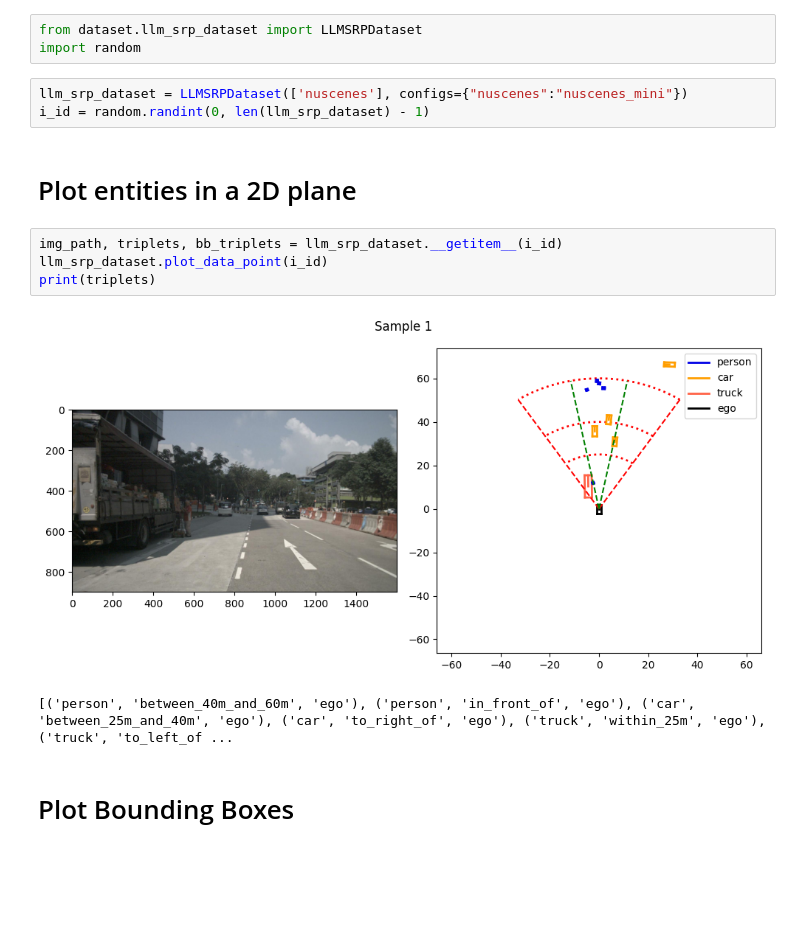
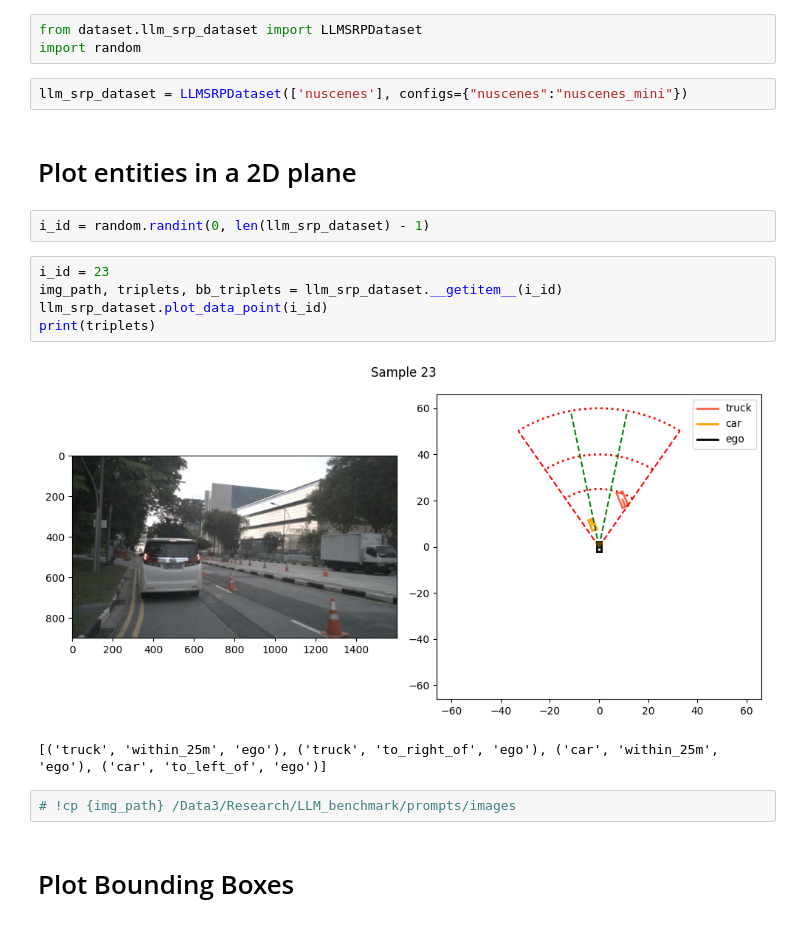
Before and after one commit to Felipetoledo4815/LLM_SRP, a Jupyter notebook: explore_llm_srp.ipynb, the cells around one changed output. Drawn from its saved outputs; the diff is of its cells as text; blank space fills up the shorter version.

```diff
--- a/explore_llm_srp.ipynb
+++ b/explore_llm_srp.ipynb
@@ -3,16 +3,20 @@ from dataset.llm_srp_dataset import LLMSRPDataset
 import random
 # %%
 llm_srp_dataset = LLMSRPDataset(['nuscenes'], configs={"nuscenes":"nuscenes_mini"})
-i_id = random.randint(0, len(llm_srp_dataset) - 1)
 # %% [markdown]
 # Plot entities in a 2D plane
+# %%
+i_id = random.randint(0, len(llm_srp_dataset) - 1)
 # %%
+i_id = 23
 img_path, triplets, bb_triplets = llm_srp_dataset.__getitem__(i_id)
 llm_srp_dataset.plot_data_point(i_id)
 print(triplets)
 # %% [output]
-[figure, old version]
+[figure, new version]
-[('person', 'between_40m_and_60m', 'ego'), ('person', 'in_front_of', 'ego'), ('car', 'between_25m_and_40m', 'ego'), ('car', 'to_right_of', 'ego'), ('truck', 'within_25m', 'ego'), ('truck', 'to_left_of ...
+[('truck', 'within_25m', 'ego'), ('truck', 'to_right_of', 'ego'), ('car', 'within_25m', 'ego'), ('car', 'to_left_of', 'ego')]
+# %%
+# !cp {img_path} /Data3/Research/LLM_benchmark/prompts/images
 # %% [markdown]
 # Plot Bounding Boxes
 # %%
```
Also changed, not shown: 4 other files.
